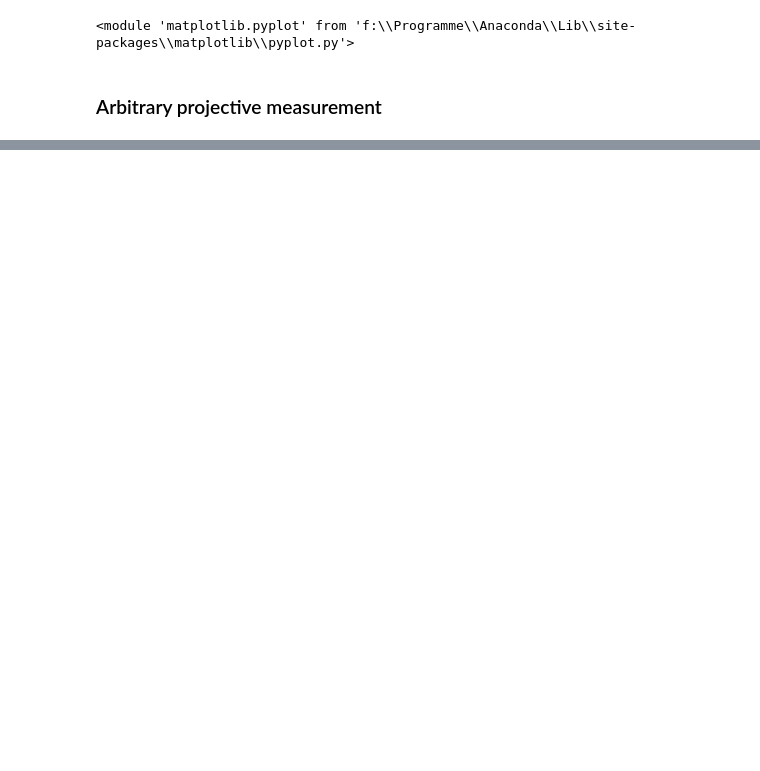
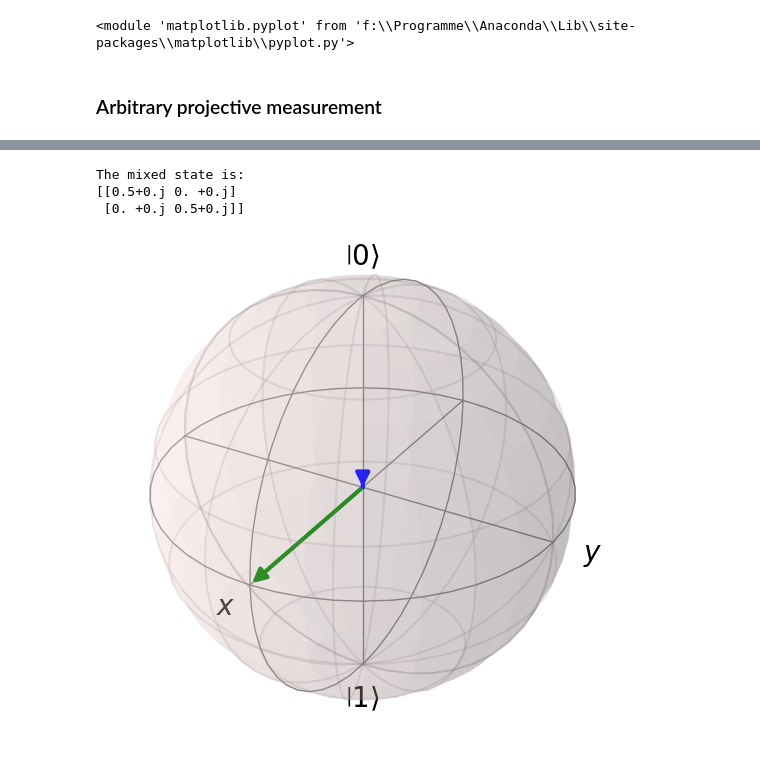
Before and after one commit to Vladulay/quantum-computer-simulation, a Jupyter notebook: tutorial.ipynb, the cells around one changed output, grey strips where cells are left out. Drawn from its saved outputs; the diff is of its cells as text; code cells hidden in the pictures; blank space fills up the shorter version.

```diff
--- a/tutorial.ipynb
+++ b/tutorial.ipynb
@@ -806,0 +640,27 @@ for pattern, tensor in tensor_combinations.items():
+# %%
+# states
+state_1 = np.array([1,0],dtype=complex)
+prob_1 = 0.4999999999999
+state_2 = np.array([0,1],dtype=complex)
+prob_2 = 1 - prob_1
+mixed_state = prob_1 * np.outer(state_1, state_1.conj()) + prob_2 * np.outer(state_2, state_2.conj())
+
+pure_state = np.array([1,1],dtype=complex) / np.sqrt(2)
+
+
+print("The mixed state is: ")
+print(mixed_state)
+
+# create plot
+bloch_sphere = qt.Bloch()
+
+# SEQUENCE
+go.plot_bloch_state(mixed_state, bloch_sphere, "blue")
+go.plot_bloch_state(pure_state, bloch_sphere, "green")
+
+bloch_sphere.show()
+# %% [output]
+The mixed state is:
+[[0.5+0.j 0. +0.j]
+ [0. +0.j 0.5+0.j]]
+[figure, added]
```
Also changed, not shown: parts of 25 cells of this notebook, 1 other file.
